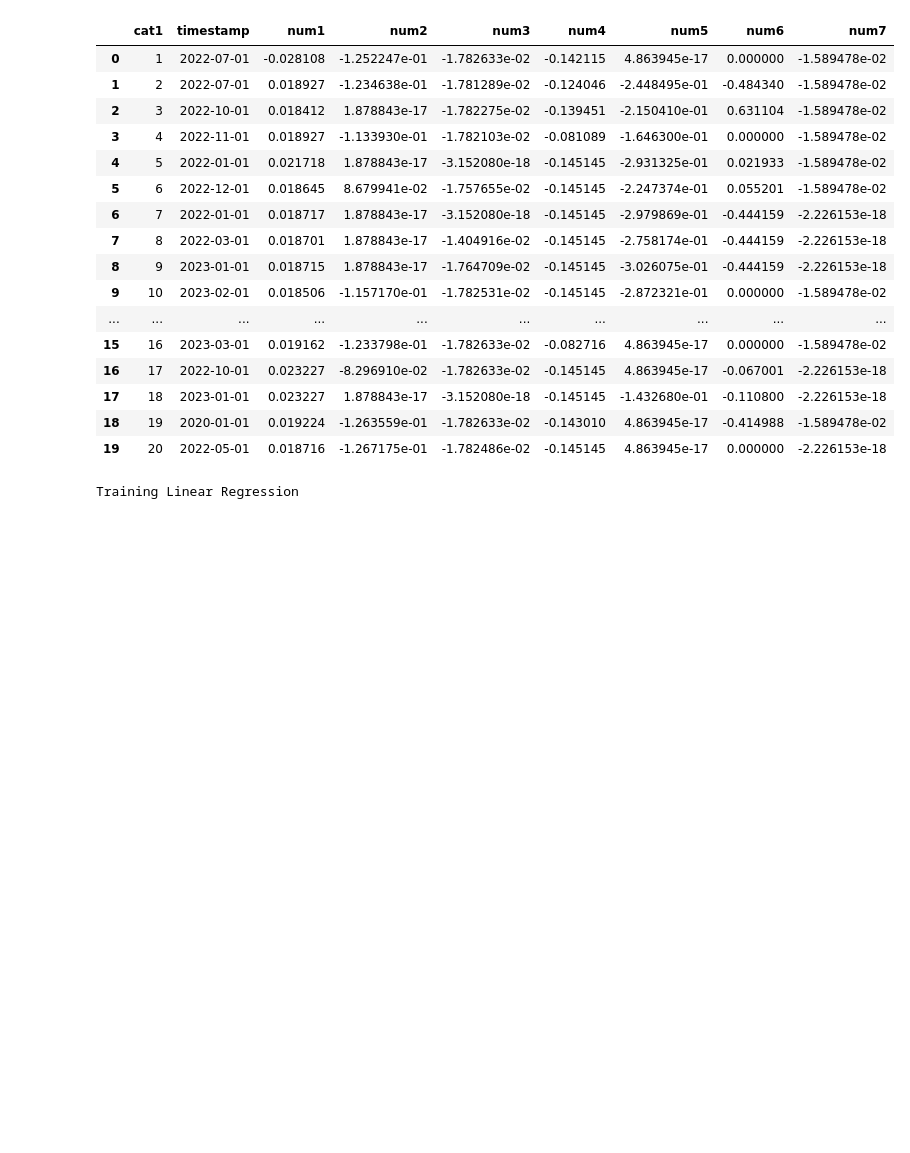
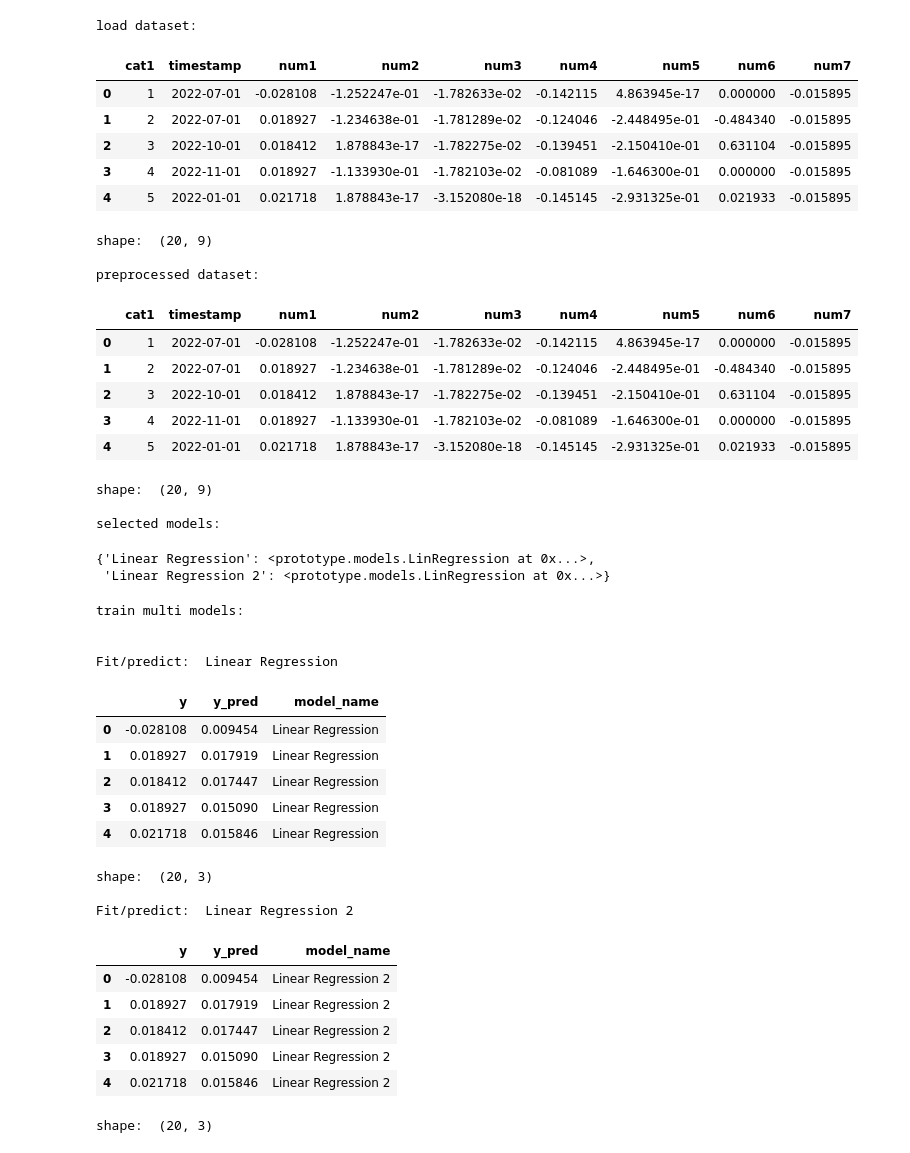
Before and after one commit to nmc-costa/HIcode, a Jupyter notebook: prototype/pipelines/p1/p1_results.ipynb, the cells around one changed output. Drawn from its saved outputs; the diff is of its cells as text; code cells hidden in the pictures; blank space fills up the shorter version.

```diff
--- a/prototype/pipelines/p1/p1_results.ipynb
+++ b/prototype/pipelines/p1/p1_results.ipynb
@@ -3,26 +3,50 @@ from p1_pipeline import pipeline
 # %%
 df, results_d = pipeline(
         'cfg_pipeline.json',
-        'cfg_dataset.json',
-        save=False
+        '../../cfg_dataset.json',
+        save=False,
+        check=True
     )
 # %% [output]
+load dataset:
 |  | cat1 | timestamp | num1 | num2 | num3 | num4 | num5 | num6 | num7 |
-| 0 | 1 | 2022-07-01 | -0.028108 | -1.252247e-01 | -1.782633e-02 | -0.142115 | 4.863945e-17 | 0.000000 | -1.589478e-02 |
-| 1 | 2 | 2022-07-01 | 0.018927 | -1.234638e-01 | -1.781289e-02 | -0.124046 | -2.448495e-01 | -0.484340 | -1.589478e-02 |
-| 2 | 3 | 2022-10-01 | 0.018412 | 1.878843e-17 | -1.782275e-02 | -0.139451 | -2.150410e-01 | 0.631104 | -1.589478e-02 |
-| 3 | 4 | 2022-11-01 | 0.018927 | -1.133930e-01 | -1.782103e-02 | -0.081089 | -1.646300e-01 | 0.000000 | -1.589478e-02 |
-| 4 | 5 | 2022-01-01 | 0.021718 | 1.878843e-17 | -3.152080e-18 | -0.145145 | -2.931325e-01 | 0.021933 | -1.589478e-02 |
-| 5 | 6 | 2022-12-01 | 0.018645 | 8.679941e-02 | -1.757655e-02 | -0.145145 | -2.247374e-01 | 0.055201 | -1.589478e-02 |
-| 6 | 7 | 2022-01-01 | 0.018717 | 1.878843e-17 | -3.152080e-18 | -0.145145 | -2.979869e-01 | -0.444159 | -2.226153e-18 |
-| 7 | 8 | 2022-03-01 | 0.018701 | 1.878843e-17 | -1.404916e-02 | -0.145145 | -2.758174e-01 | -0.444159 | -2.226153e-18 |
-| 8 | 9 | 2023-01-01 | 0.018715 | 1.878843e-17 | -1.764709e-02 | -0.145145 | -3.026075e-01 | -0.444159 | -2.226153e-18 |
-| 9 | 10 | 2023-02-01 | 0.018506 | -1.157170e-01 | -1.782531e-02 | -0.145145 | -2.872321e-01 | 0.000000 | -1.589478e-02 |
-| ... | ... | ... | ... | ... | ... | ... | ... | ... | ... |
-| 15 | 16 | 2023-03-01 | 0.019162 | -1.233798e-01 | -1.782633e-02 | -0.082716 | 4.863945e-17 | 0.000000 | -1.589478e-02 |
-| 16 | 17 | 2022-10-01 | 0.023227 | -8.296910e-02 | -1.782633e-02 | -0.145145 | 4.863945e-17 | -0.067001 | -2.226153e-18 |
-| 17 | 18 | 2023-01-01 | 0.023227 | 1.878843e-17 | -3.152080e-18 | -0.145145 | -1.432680e-01 | -0.110800 | -2.226153e-18 |
-| 18 | 19 | 2020-01-01 | 0.019224 | -1.263559e-01 | -1.782633e-02 | -0.143010 | 4.863945e-17 | -0.414988 | -1.589478e-02 |
-| 19 | 20 | 2022-05-01 | 0.018716 | -1.267175e-01 | -1.782486e-02 | -0.145145 | 4.863945e-17 | 0.000000 | -2.226153e-18 |
+| 0 | 1 | 2022-07-01 | -0.028108 | -1.252247e-01 | -1.782633e-02 | -0.142115 | 4.863945e-17 | 0.000000 | -0.015895 |
+| 1 | 2 | 2022-07-01 | 0.018927 | -1.234638e-01 | -1.781289e-02 | -0.124046 | -2.448495e-01 | -0.484340 | -0.015895 |
+| 2 | 3 | 2022-10-01 | 0.018412 | 1.878843e-17 | -1.782275e-02 | -0.139451 | -2.150410e-01 | 0.631104 | -0.015895 |
+| 3 | 4 | 2022-11-01 | 0.018927 | -1.133930e-01 | -1.782103e-02 | -0.081089 | -1.646300e-01 | 0.000000 | -0.015895 |
+| 4 | 5 | 2022-01-01 | 0.021718 | 1.878843e-17 | -3.152080e-18 | -0.145145 | -2.931325e-01 | 0.021933 | -0.015895 |
-Training Linear Regression
+shape:  (20, 9)
+
+preprocessed dataset:
+|  | cat1 | timestamp | num1 | num2 | num3 | num4 | num5 | num6 | num7 |
+| 0 | 1 | 2022-07-01 | -0.028108 | -1.252247e-01 | -1.782633e-02 | -0.142115 | 4.863945e-17 | 0.000000 | -0.015895 |
+| 1 | 2 | 2022-07-01 | 0.018927 | -1.234638e-01 | -1.781289e-02 | -0.124046 | -2.448495e-01 | -0.484340 | -0.015895 |
+| 2 | 3 | 2022-10-01 | 0.018412 | 1.878843e-17 | -1.782275e-02 | -0.139451 | -2.150410e-01 | 0.631104 | -0.015895 |
+| 3 | 4 | 2022-11-01 | 0.018927 | -1.133930e-01 | -1.782103e-02 | -0.081089 | -1.646300e-01 | 0.000000 | -0.015895 |
+| 4 | 5 | 2022-01-01 | 0.021718 | 1.878843e-17 | -3.152080e-18 | -0.145145 | -2.931325e-01 | 0.021933 | -0.015895 |
+shape:  (20, 9)
+
+selected models:
+{'Linear Regression': <prototype.models.LinRegression at 0x...>,
+ 'Linear Regression 2': <prototype.models.LinRegression at 0x...>}
+train multi models:
+
+
+Fit/predict:  Linear Regression
+|  | y | y_pred | model_name |
+| 0 | -0.028108 | 0.009454 | Linear Regression |
+| 1 | 0.018927 | 0.017919 | Linear Regression |
+| 2 | 0.018412 | 0.017447 | Linear Regression |
+| 3 | 0.018927 | 0.015090 | Linear Regression |
+| 4 | 0.021718 | 0.015846 | Linear Regression |
+shape:  (20, 3)
+
+Fit/predict:  Linear Regression 2
+|  | y | y_pred | model_name |
+| 0 | -0.028108 | 0.009454 | Linear Regression 2 |
+| 1 | 0.018927 | 0.017919 | Linear Regression 2 |
+| 2 | 0.018412 | 0.017447 | Linear Regression 2 |
+| 3 | 0.018927 | 0.015090 | Linear Regression 2 |
+| 4 | 0.021718 | 0.015846 | Linear Regression 2 |
+shape:  (20, 3)
 [figure]
```
Also changed, not shown: parts of 1 cell of this notebook, 8 other files.
